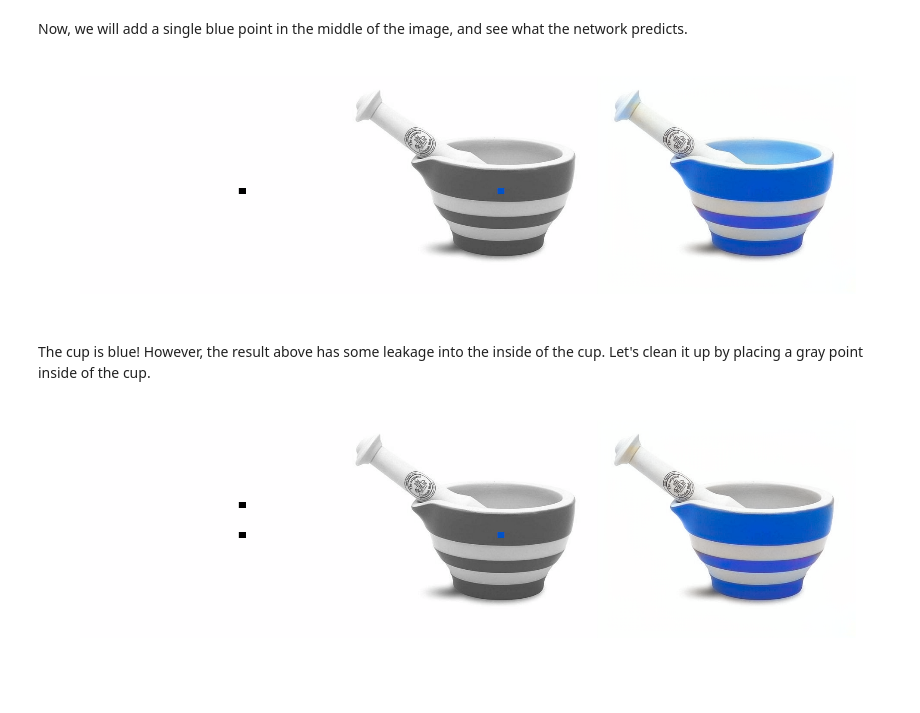
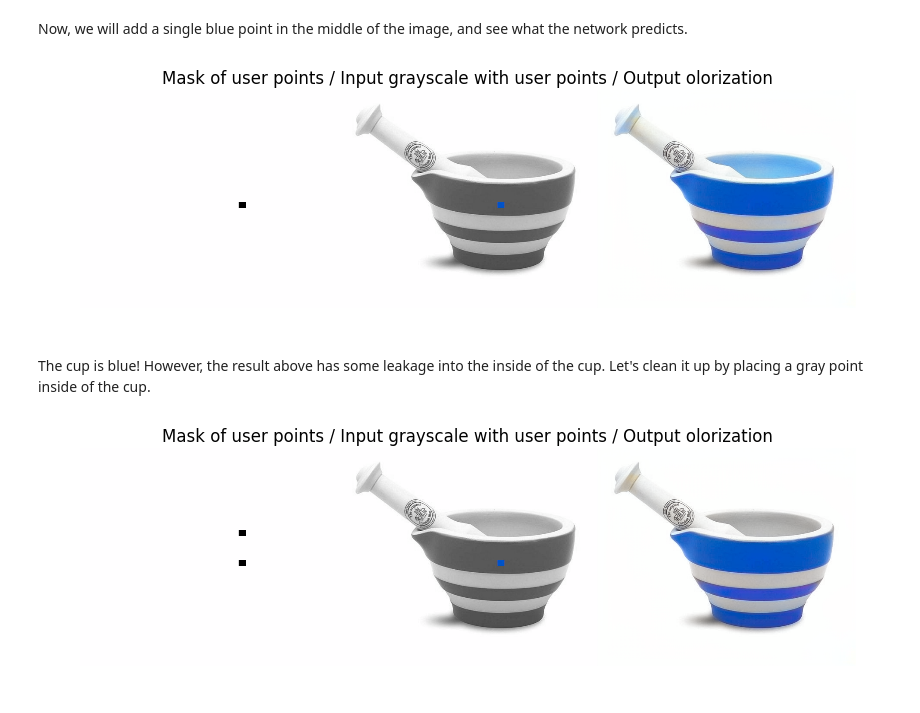
Before and after one commit to junyanz/interactive-deep-colorization, a Jupyter notebook: DemoInteractiveColorization.ipynb, the cells around one changed output. Cells and saved outputs as stored; diff of their text form; code cells hidden in the pictures.

```diff
--- a/DemoInteractiveColorization.ipynb
+++ b/DemoInteractiveColorization.ipynb
@@ -61,25 +61,26 @@ Now, we will add a single blue point in the middle of the image, and see what th
 # %%
 # initialize with no user inputs
 input_ab = np.zeros((2,256,256))
 mask = np.zeros((1,256,256))
 
 # add a blue point in the middle of the image
 (input_ab,mask) = put_point(input_ab,mask,[135,160],3,[23,-69])
 
 # call forward
 img_out = colorModel.net_forward(input_ab,mask)
 
 # get mask, input image, and result in full resolution
 mask_fullres = colorModel.get_img_mask_fullres() # get input mask in full res
 img_in_fullres = colorModel.get_input_img_fullres() # get input image in full res
 img_out_fullres = colorModel.get_img_fullres() # get image at full resolution
 
 # show user input, along with output
 plt.figure(figsize=(10,6))
 plt.imshow(np.concatenate((mask_fullres,img_in_fullres,img_out_fullres),axis=1));
+plt.title('Mask of user points / Input grayscale with user points / Output olorization')
 plt.axis('off');
 # %% [output]
-[figure, old version]
+[figure, new version]
 # %% [markdown]
 The cup is blue! However, the result above has some leakage into the inside of the cup. Let's clean it up by placing a gray point inside of the cup.
 # %%
@@ -97,6 +98,7 @@ img_out_fullres = colorModel.get_img_fullres() # get image at full resolution
 # show user input, along with output
 plt.figure(figsize=(10,6))
 plt.imshow(np.concatenate((mask_fullres,img_in_fullres,img_out_fullres),axis=1));
+plt.title('Mask of user points / Input grayscale with user points / Output olorization')
 plt.axis('off');
 # %% [output]
-[figure, old version]
+[figure, new version]
```
Also changed, not shown: parts of 1 cell of this notebook, 3 other files.
